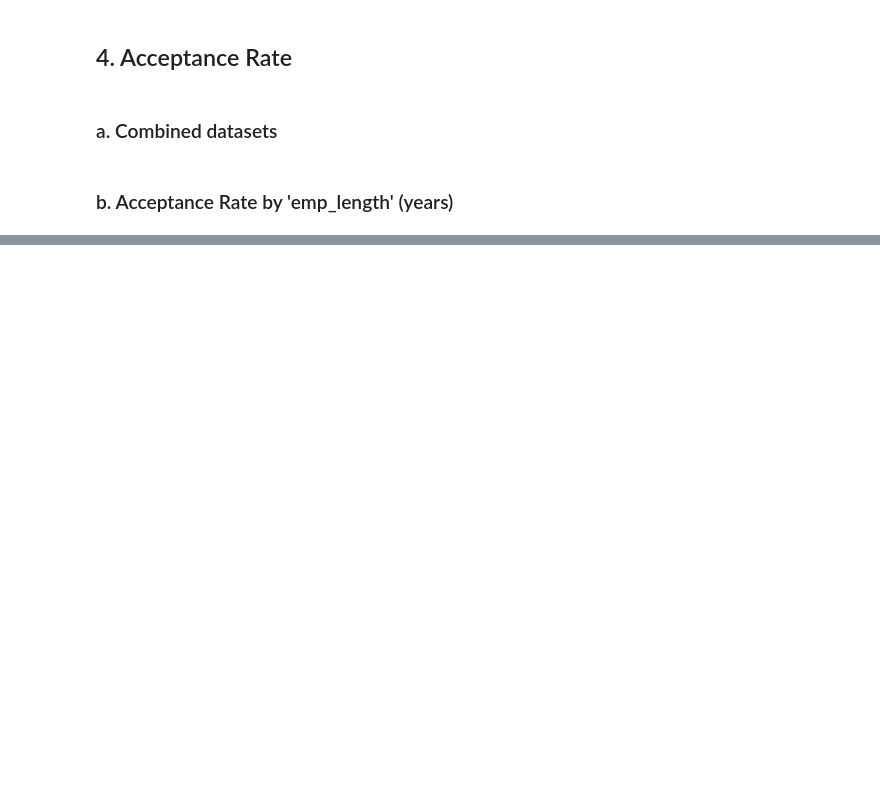
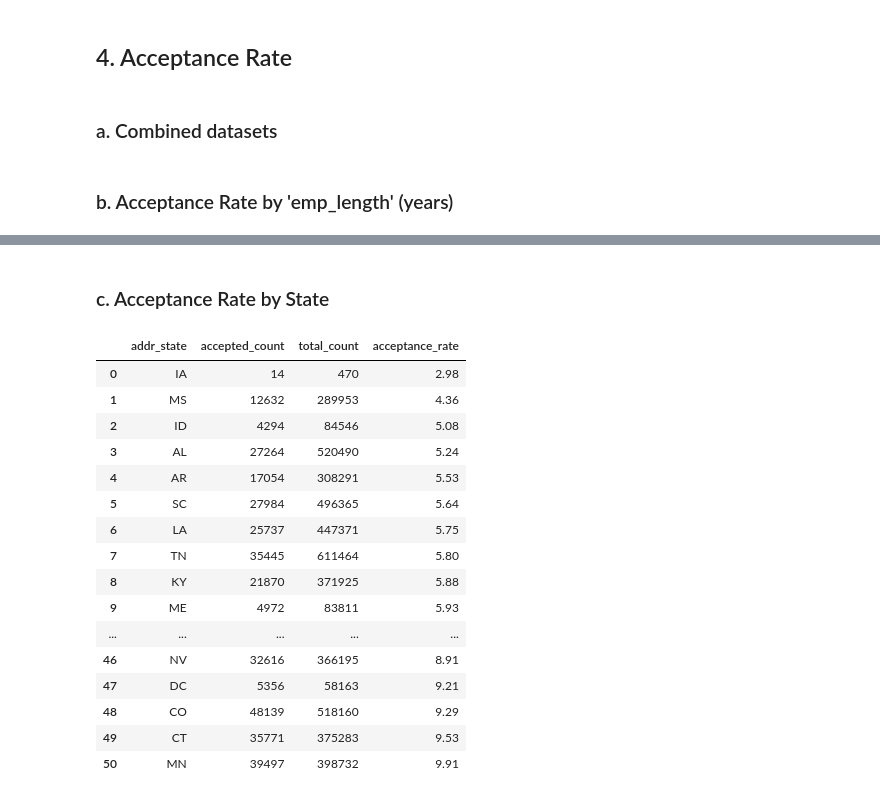
Before and after one commit to NLinh-Tran/Lending-Club-Analysis, a Jupyter notebook: Lending_Club_Analysis.ipynb, the cells around one changed output, grey strips where cells are left out. Saved outputs shown, nothing was run; the diff lists cells and outputs as text; code cells hidden in the pictures; blank space fills up the shorter version.

```diff
--- a/Lending_Club_Analysis.ipynb
+++ b/Lending_Club_Analysis.ipynb
@@ -793,0 +741,37 @@ fig.show()
+# %% [markdown]
+### c. Acceptance Rate by State
+# %%
+# Calculate total count of loans per state
+total = combined_df.groupBy('addr_state').count().withColumnRenamed('count', 'total_count')
+
+# Calculate count of accepted loans per state
+accepted_by_state = combined_df.filter(col('addr_state') != 'None') \
+                               .filter(col('accepted_flag') == 1) \
+                               .groupBy('addr_state', 'accepted_flag') \
+                               .count().withColumnRenamed('count', 'accepted_count')
+
+# Join the two dataframes and calculate the rate
+acceptance_rate = accepted_by_state.join(total, 'addr_state') \
+                                   .withColumn('acceptance_rate', round((col('accepted_count') / col('total_count')) * 100, 2)) \
+                                   .drop('accepted_flag') \
+                                   .orderBy('acceptance_rate') \
+                                   .toPandas()
+acceptance_rate
+# %% [output]
+|  | addr_state | accepted_count | total_count | acceptance_rate |
+| 0 | IA | 14 | 470 | 2.98 |
+| 1 | MS | 12632 | 289953 | 4.36 |
+| 2 | ID | 4294 | 84546 | 5.08 |
+| 3 | AL | 27264 | 520490 | 5.24 |
+| 4 | AR | 17054 | 308291 | 5.53 |
+| 5 | SC | 27984 | 496365 | 5.64 |
+| 6 | LA | 25737 | 447371 | 5.75 |
+| 7 | TN | 35445 | 611464 | 5.80 |
+| 8 | KY | 21870 | 371925 | 5.88 |
+| 9 | ME | 4972 | 83811 | 5.93 |
+| ... | ... | ... | ... | ... |
+| 46 | NV | 32616 | 366195 | 8.91 |
+| 47 | DC | 5356 | 58163 | 9.21 |
+| 48 | CO | 48139 | 518160 | 9.29 |
+| 49 | CT | 35771 | 375283 | 9.53 |
+| 50 | MN | 39497 | 398732 | 9.91 |
```
Also changed, not shown: parts of 7 cells of this notebook.
